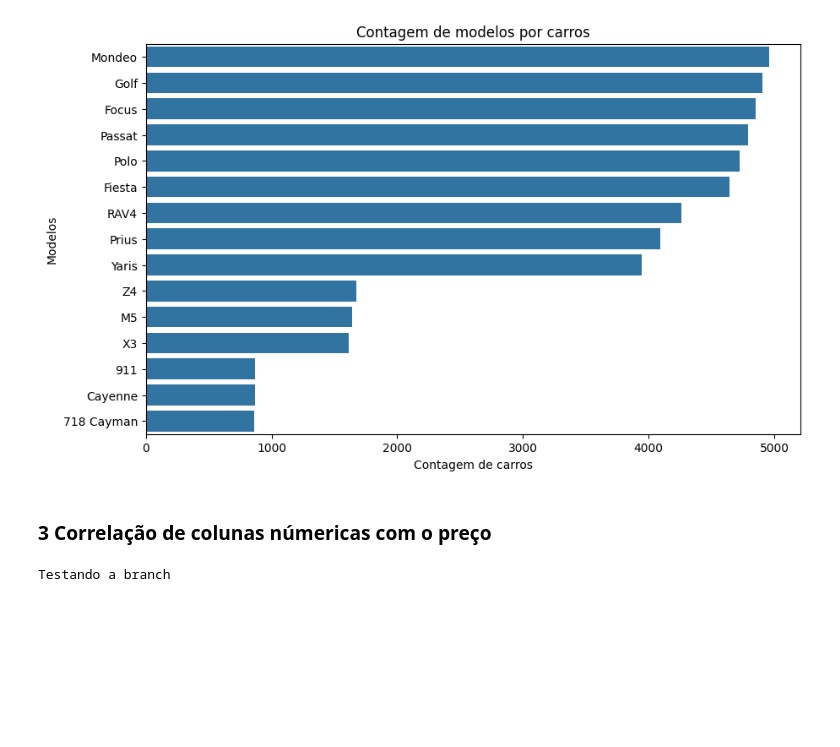
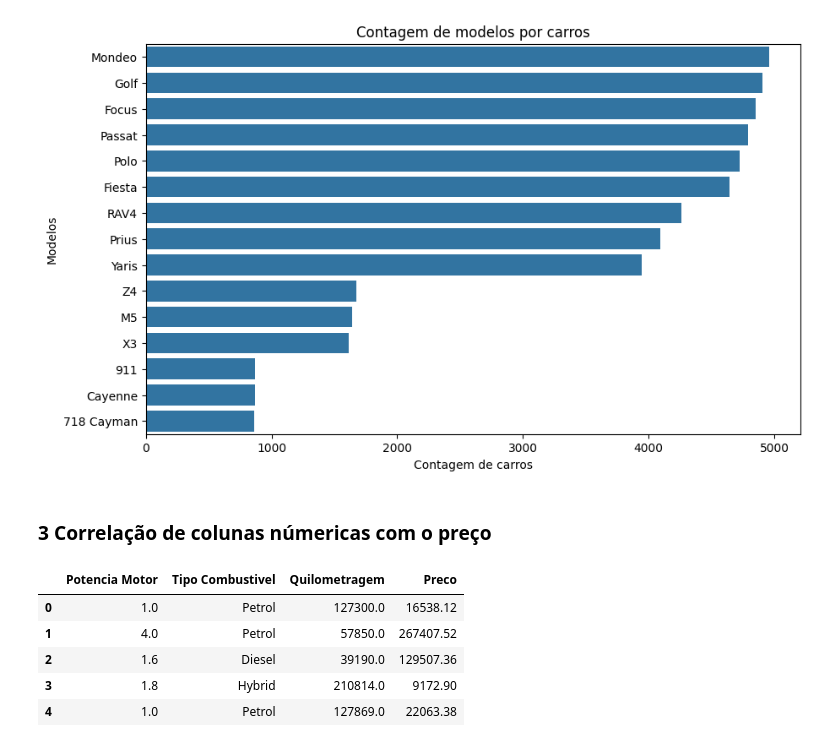
Before and after one commit to RafaelSilvax06/ProjetoIA_Carros, a Jupyter notebook: notebooks/1.Analise_exploratoria.ipynb, the cells around one changed output. Saved outputs shown, nothing was run; the diff lists cells and outputs as text; code cells hidden in the pictures; blank space fills up the shorter version.

Commit message:
Variavel de colunas numericas

```diff
--- a/notebooks/1.Analise_exploratoria.ipynb
+++ b/notebooks/1.Analise_exploratoria.ipynb
@@ -225,7 +225,14 @@ Total de modelos: 15
 [figure]
 # %% [markdown]
 ### 3 Correlação de colunas númericas com o preço
-# %%
-print('Testando a branch')
-# %% [output]
-Testando a branch
+# %%
+#Extraindo colunas númericas.
+colunas_numericas = ['Potencia Motor', 'Tipo Combustivel', 'Quilometragem', 'Preco']
+df_numericas = carros[colunas_numericas]
+# %% [output]
+|  | Potencia Motor | Tipo Combustivel | Quilometragem | Preco |
+| 0 | 1.0 | Petrol | 127300.0 | 16538.12 |
+| 1 | 4.0 | Petrol | 57850.0 | 267407.52 |
+| 2 | 1.6 | Diesel | 39190.0 | 129507.36 |
+| 3 | 1.8 | Hybrid | 210814.0 | 9172.90 |
+| 4 | 1.0 | Petrol | 127869.0 | 22063.38 |
```
Also changed, not shown: parts of 2 cells of this notebook.
